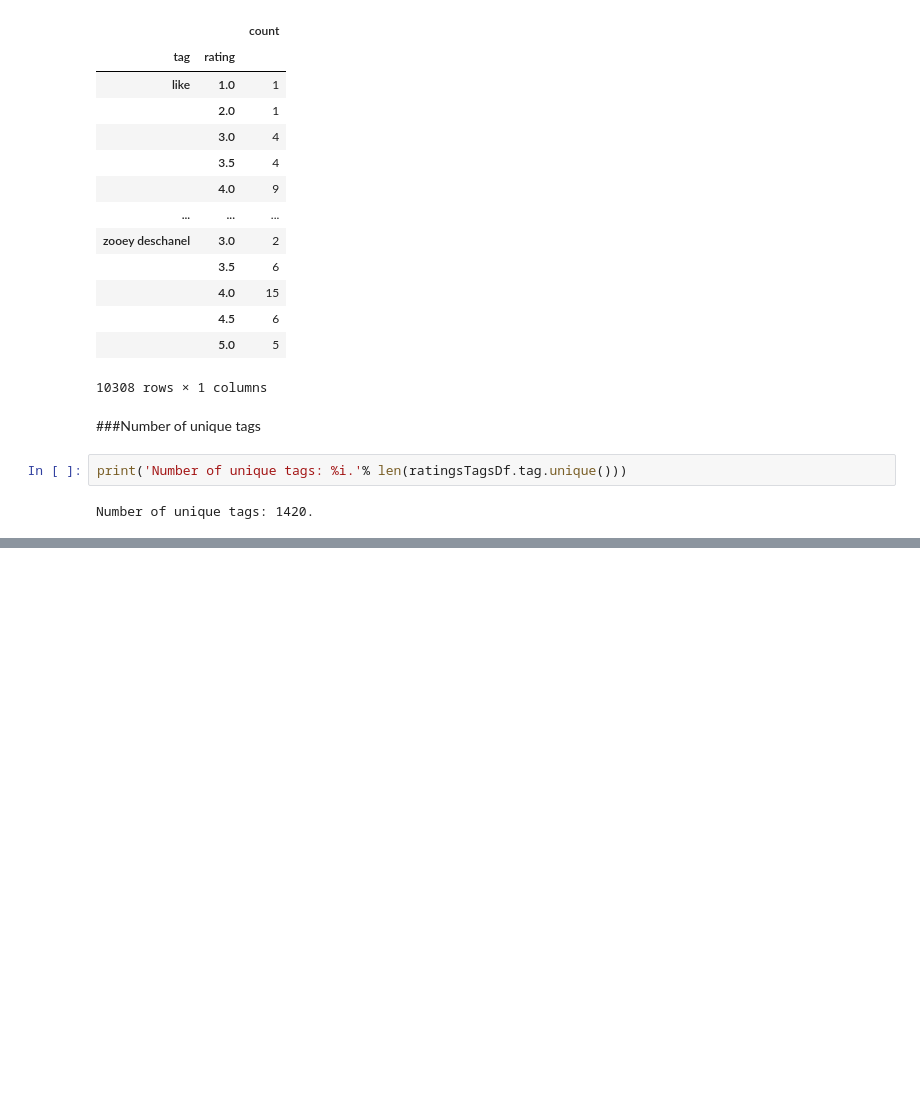
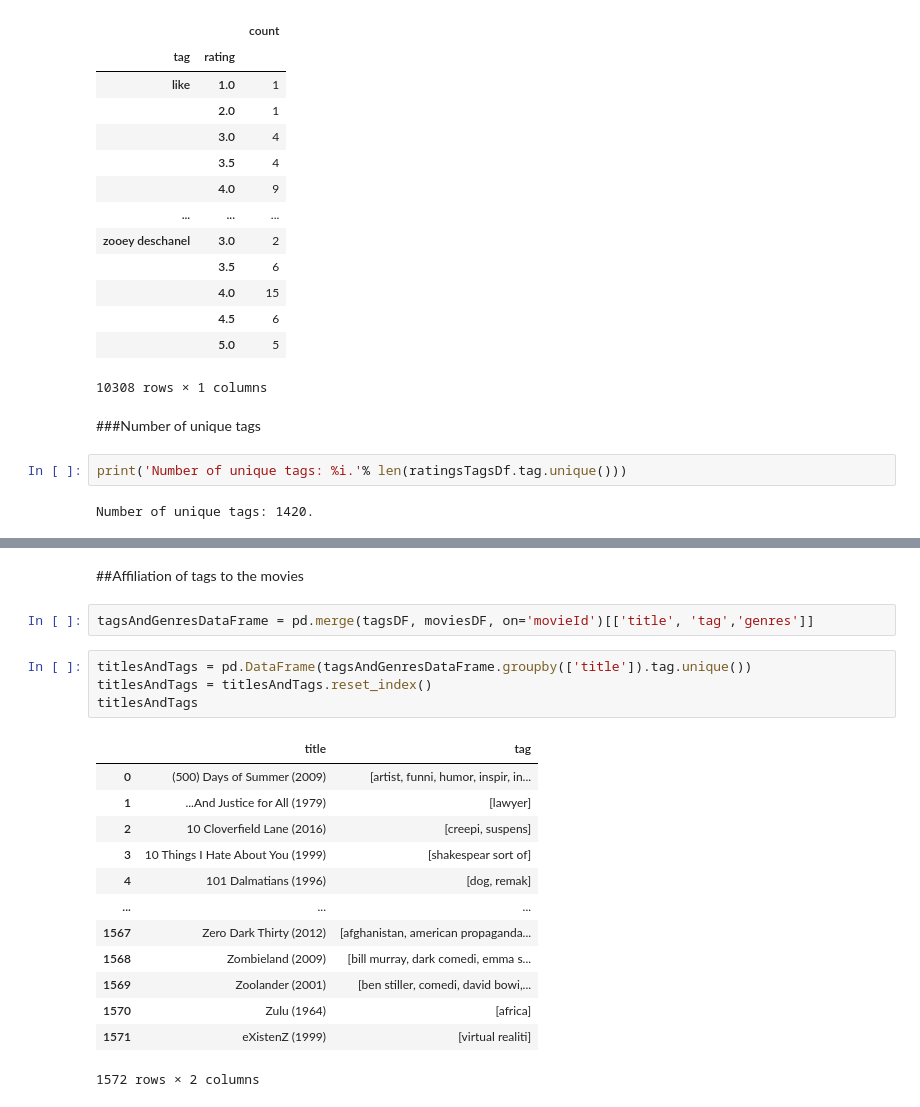
Before and after one commit to JamesKha/MovieRecommendation, a Jupyter notebook: MiniProject.ipynb, the cells around one changed output, grey strips where cells are left out. Saved outputs shown, nothing was run; the diff lists cells and outputs as text; blank space fills up the shorter version.

```diff
--- a/MiniProject.ipynb
+++ b/MiniProject.ipynb
@@ -162 +162,23 @@ generalCountofTags
 1420 rows × 2 columns
+# %% [markdown]
+##Affiliation of tags to the movies
+# %%
+tagsAndGenresDataFrame = pd.merge(tagsDF, moviesDF, on='movieId')[['title', 'tag','genres']]
+# %%
+titlesAndTags = pd.DataFrame(tagsAndGenresDataFrame.groupby(['title']).tag.unique())
+titlesAndTags = titlesAndTags.reset_index()
+titlesAndTags
+# %% [output]
+|  | title | tag |
+| 0 | (500) Days of Summer (2009) | [artist, funni, humor, inspir, in... |
+| 1 | ...And Justice for All (1979) | [lawyer] |
+| 2 | 10 Cloverfield Lane (2016) | [creepi, suspens] |
+| 3 | 10 Things I Hate About You (1999) | [shakespear sort of] |
+| 4 | 101 Dalmatians (1996) | [dog, remak] |
+| ... | ... | ... |
+| 1567 | Zero Dark Thirty (2012) | [afghanistan, american propaganda... |
+| 1568 | Zombieland (2009) | [bill murray, dark comedi, emma s... |
+| 1569 | Zoolander (2001) | [ben stiller, comedi, david bowi,... |
+| 1570 | Zulu (1964) | [africa] |
+| 1571 | eXistenZ (1999) | [virtual realiti] |
+1572 rows × 2 columns
```
Also changed, not shown: parts of 3 cells of this notebook.
